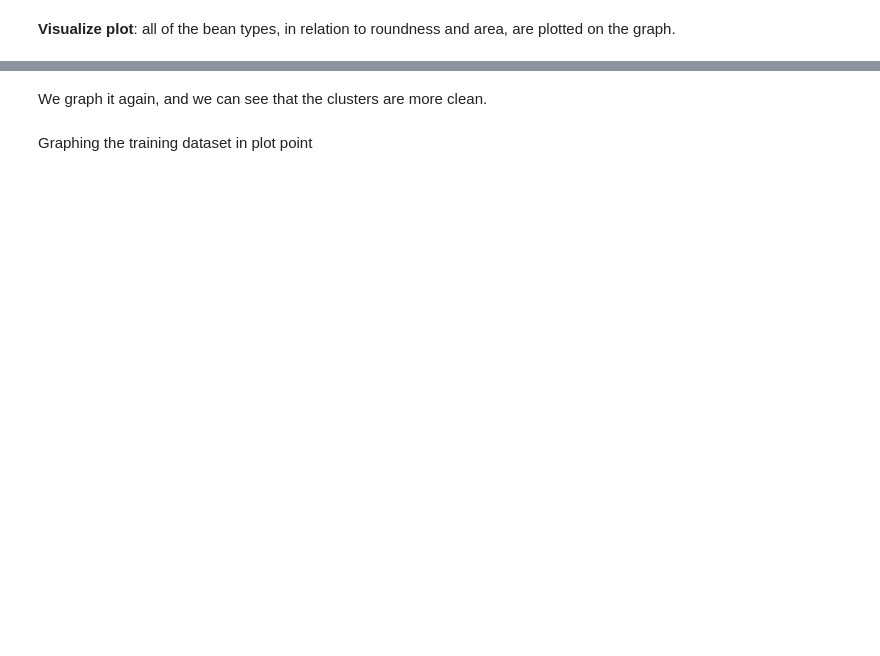
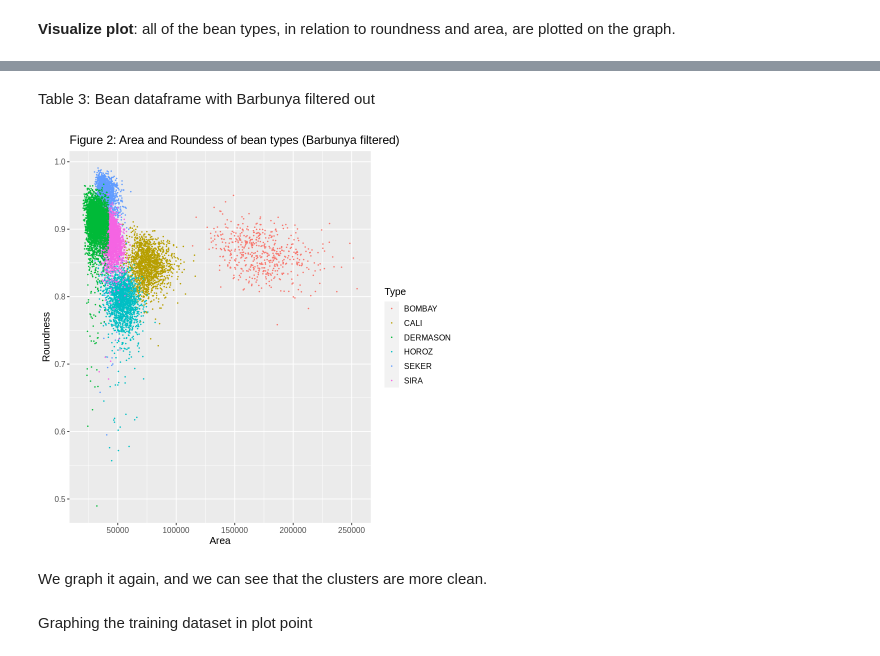
Before and after one commit to emeraldnqa/Bean-Type-Classfiifcation, a Jupyter notebook: proposal code.ipynb, the cells around one changed output, grey strips where cells are left out. Drawn from its saved outputs; the diff is of its cells as text; code cells hidden in the pictures; blank space fills up the shorter version.

```diff
--- a/proposal code.ipynb
+++ b/proposal code.ipynb
@@ -72,3 +137,5 @@ As shown on the graph, Barbunya has a lack of clustering that causes too many ov
 # %%
-select_bean <- filter(select_bean_var,
-                      Class != "BARBUNYA")
+select_bean <- select_bean_var|>
+                filter(Class != "BARBUNYA")|>
+                mutate(Class = as.factor(Class))
+select_bean
@@ -75,12 +163,17 @@ select_bean <- filter(select_bean_var,
+# %% [markdown]
+Table 3: Bean dataframe with Barbunya filtered out
 # %%
 bean_plot2 <- select_bean |>
   ggplot(aes(x = Area, y = roundness, color = Class)) +
   geom_point(size = 0.2) +
   labs(x = "Area",
        y = "Roundness",
        color = "Type") +
+  ggtitle("Figure 2: Area and Roundess of bean types (Barbunya filtered)")+
   theme(text = element_text(size = 12))
 bean_plot2
+# %% [output]
+[figure, added]
 # %% [markdown]
 We graph it again, and we can see that the clusters are more clean.
 # %%
```
Also changed, not shown: parts of 43 cells of this notebook.
